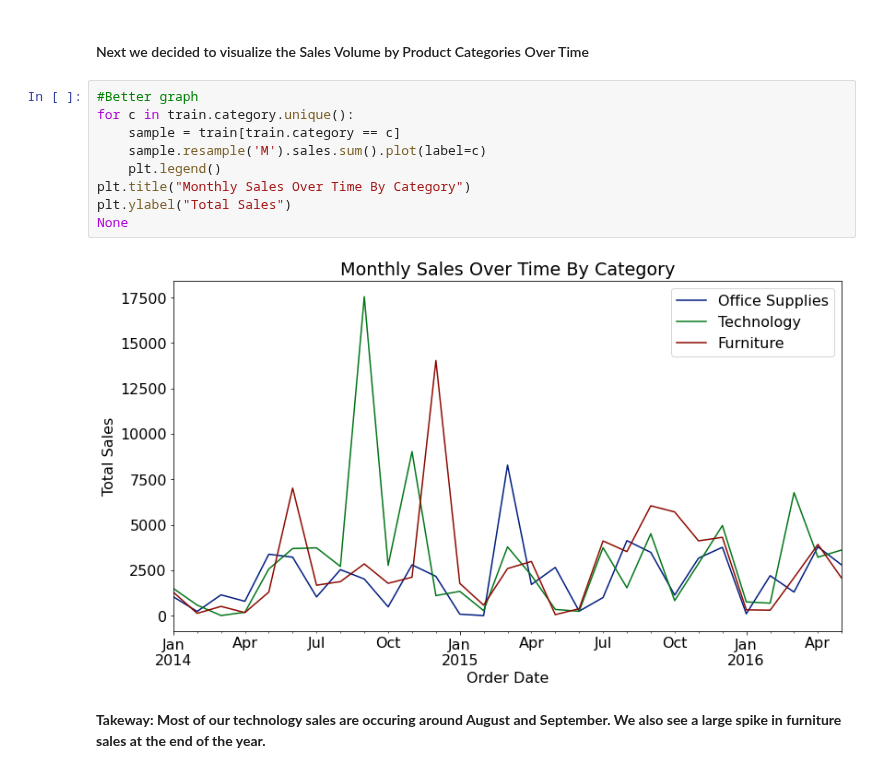
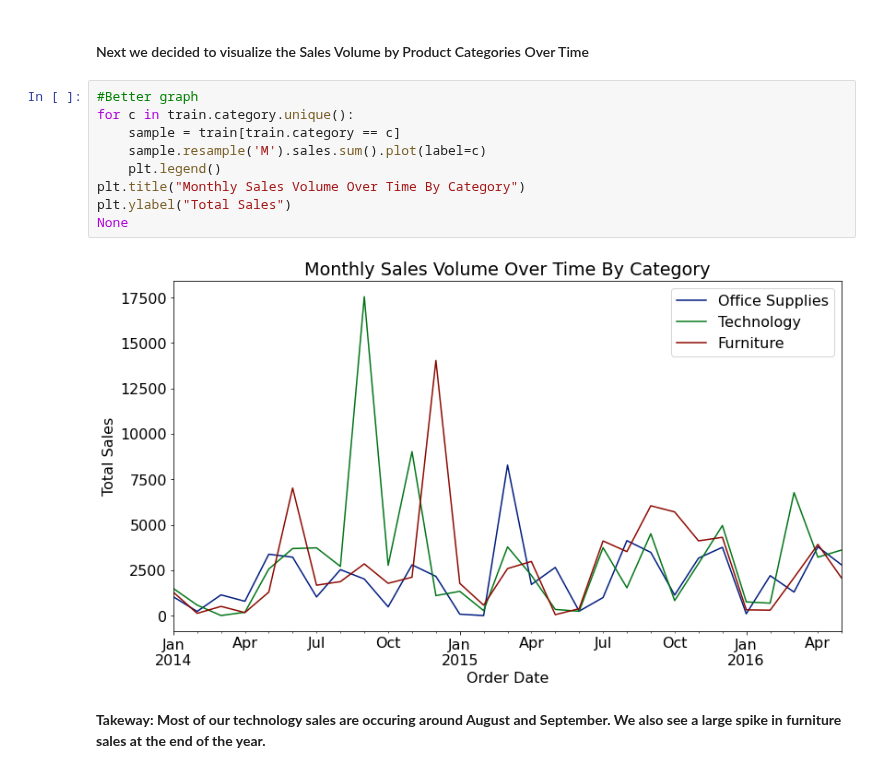
Before and after one commit to Kristofer-Rivera-and-Oliver-Ton/time_series_project, a Jupyter notebook: superstore_final.ipynb, the cells around one changed output. Cells and saved outputs as stored; diff of their text form.

```diff
--- a/superstore_final.ipynb
+++ b/superstore_final.ipynb
@@ -128,14 +129,14 @@ None
 # %%
 #Better graph
 for c in train.category.unique():
     sample = train[train.category == c]
     sample.resample('M').sales.sum().plot(label=c)
     plt.legend()
-plt.title("Monthly Sales Over Time By Category")
+plt.title("Monthly Sales Volume Over Time By Category")
 plt.ylabel("Total Sales")
 None
 # %% [output]
-[figure, old version]
+[figure, new version]
 # %% [markdown]
 **Takeway: Most of our technology sales are occuring around August and September. We also see a large spike in furniture sales at the end of the year.**
 # %% [markdown]
```
Also changed, not shown: parts of 11 cells of this notebook.
